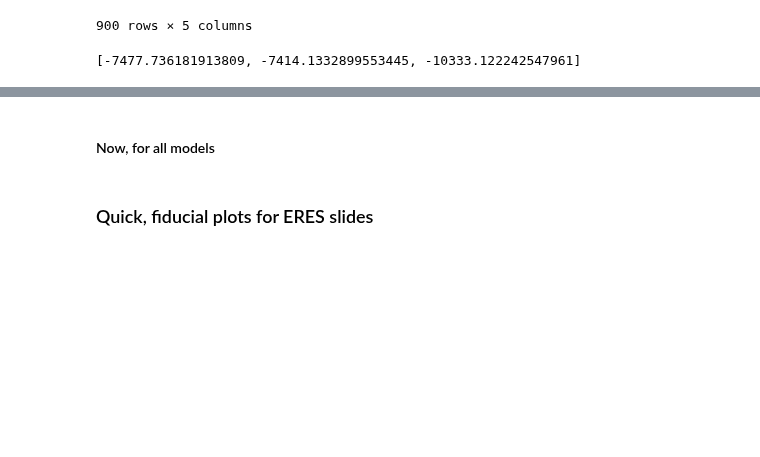
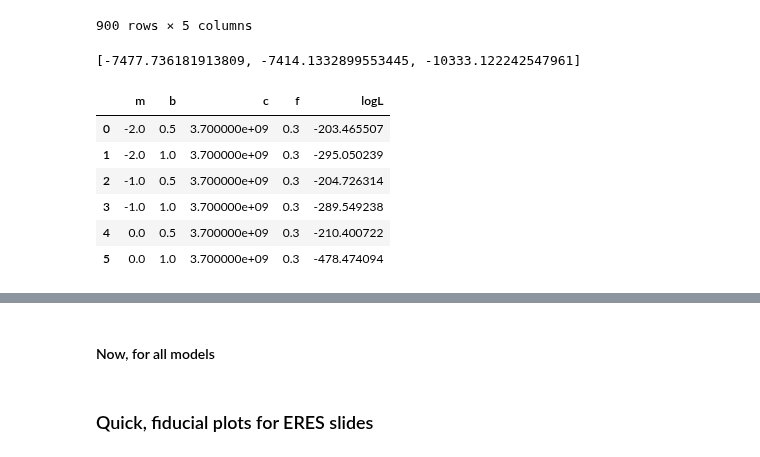
Before and after one commit to exoclam/mastrangelo, a Jupyter notebook: notebooks/analyze.ipynb, the cells around one changed output, grey strips where cells are left out. Cells and saved outputs as stored; diff of their text form; code cells hidden in the pictures; blank space fills up the shorter version.

```diff
--- a/notebooks/analyze.ipynb
+++ b/notebooks/analyze.ipynb
@@ -325,4 +325,14 @@ for gi_m in range(3):
 print(marginalized_logLs)
 # %% [output]
 [-7477.736181913809, -7414.1332899553445, -10333.122242547961]
+# %%
+model_logLs.loc[model_logLs.f == 0.3].groupby(['m','b']).mean('logL').reset_index()
+# %% [output]
+|  | m | b | c | f | logL |
+| 0 | -2.0 | 0.5 | 3.700000e+09 | 0.3 | -203.465507 |
+| 1 | -2.0 | 1.0 | 3.700000e+09 | 0.3 | -295.050239 |
+| 2 | -1.0 | 0.5 | 3.700000e+09 | 0.3 | -204.726314 |
+| 3 | -1.0 | 1.0 | 3.700000e+09 | 0.3 | -289.549238 |
+| 4 | 0.0 | 0.5 | 3.700000e+09 | 0.3 | -210.400722 |
+| 5 | 0.0 | 1.0 | 3.700000e+09 | 0.3 | -478.474094 |
 # %%
```
Also changed, not shown: parts of 4 cells of this notebook, 2 other files.
